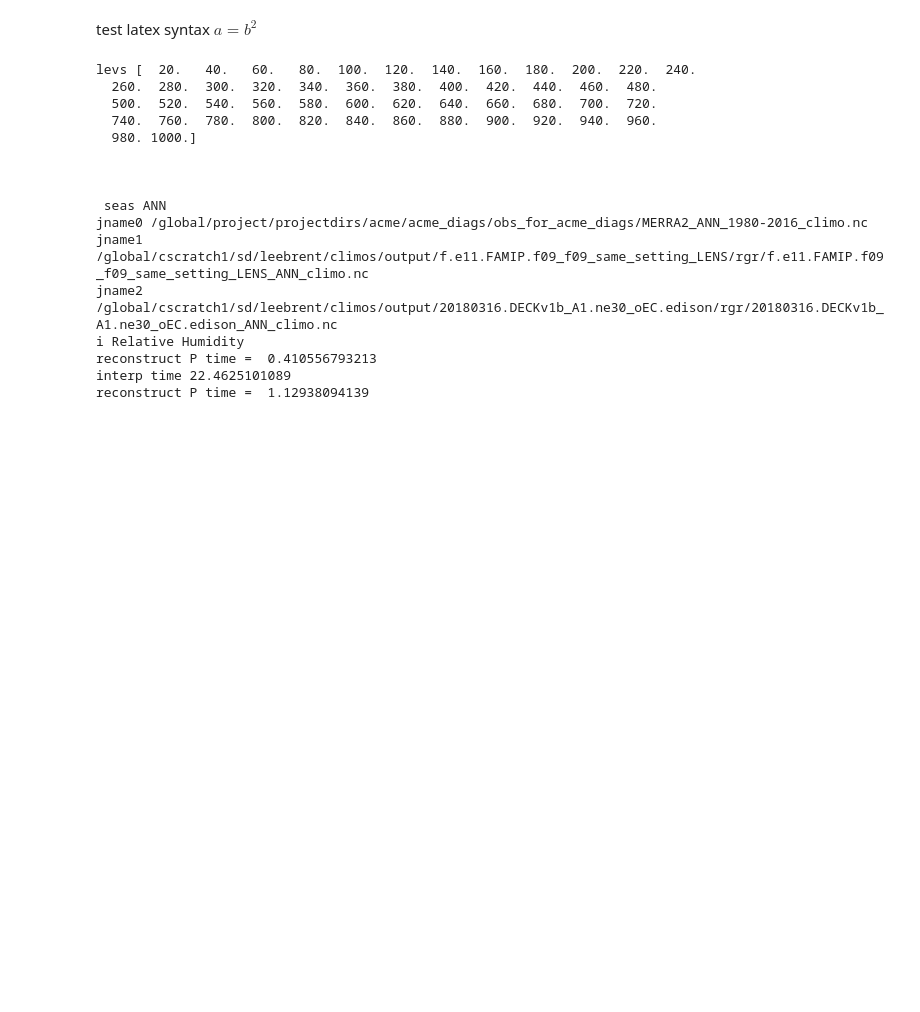
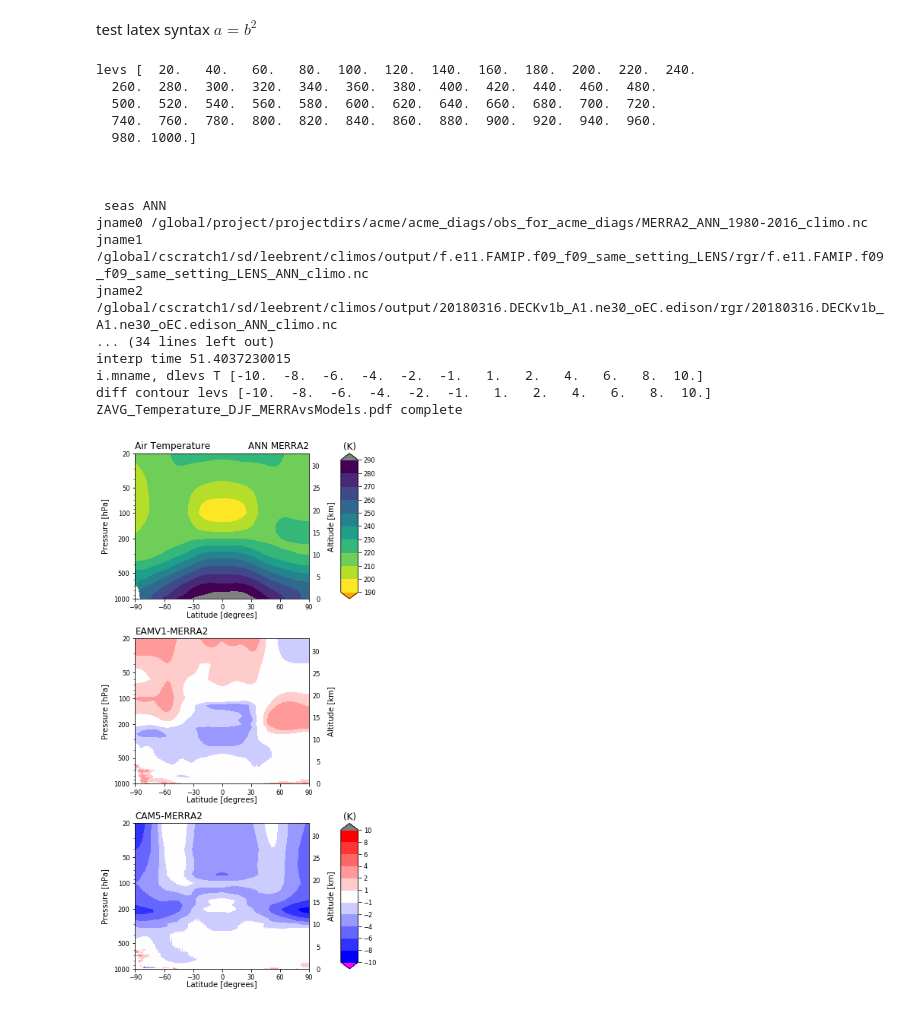
Before and after one commit to philrasch/PhilsPython, a Jupyter notebook: EAMv1_OverviewStuff/ZAVGfigs.ipynb, the cells around one changed output. Saved outputs shown, nothing was run; the diff lists cells and outputs as text; code cells hidden in the pictures; blank space fills up the shorter version.

```diff
--- a/EAMv1_OverviewStuff/ZAVGfigs.ipynb
+++ b/EAMv1_OverviewStuff/ZAVGfigs.ipynb
@@ -74,7 +72,7 @@ def getdat (g0, vnameo, g1, g2, vname):
 
     return TP0xav, DT1xav, DT2xav;
 
-def pltdat (TP0xav, DT1xav, DT2xav):
+def pltdat (TP0xav, DT1xav, DT2xav, dlevs=None):
 
     fig = plt.figure(figsize=(5., 10.), facecolor='white')
     axest = fig.add_subplot(311)
@@ -121,7 +119,7 @@ toadict = {'JJA':'MERRA2_JJA_1980-2016_climo.nc',
 
 # the dictionary of contour levels to use for particular field differences
 dlevdict = {'RELHUM':np.array([-30.,-20.,-10.,-5.,5.,10.,20.,30.]),
-            'T':np.array([-10.,-5.,-2.,-1.,1.,2.,5.,10.]),
+            'T':np.array([-10.,-8.,-6.,-4.,-2.,-1.,1.,2.,4.,6.,8.,10.]),
             'U':np.array([-20.,-10.,-5.,-2.,-1.,1.,2.,5.,10.,20.])}
 
 # a list of variables and the names they are called in the model and obs dataset files
@@ -134,9 +132,9 @@ vlist.append(vsets("SW_TOA", "FSNT","rsut"))
 
 # a list of variables and the names they are called in the model and obs dataset files
 vlist = [] #create an empty list
-vlist.append(vsets("Relative Humidity", "RELHUM","hur"))
+#vlist.append(vsets("Relative Humidity", "RELHUM","hur"))
 vlist.append(vsets("Temperature", "T", "ta"))
-vlist.append(vsets("Zonal Wind", "U", "ua"))
+#vlist.append(vsets("Zonal Wind", "U", "ua"))
 
 for seas in seaslist:
     print "\n\n\n seas", seas
@@ -164,35 +162,37 @@ for seas in seaslist:
     # open the files and make the plots
 
     g0 = cdms2.open(jname0);
     varlist = g0.listvariables();
     #print "varlist", varlist
     dims = g0.listdimension();
     g1 = cdms2.open(jname1);
     g2 = cdms2.open(jname2)
 
     for i in vlist:
         print "i", i.name
         pltname = "ZAVG_"+i.name+"_"+seas+"_MERRAvsModels.pdf"
         TP0xav, DT1xav, DT2xav = getdat(g0, i.oname, g1, g2, i.mname)
         dlevs = dlevdict.get(i.mname,None)
         print "i.mname, dlevs", i.mname, dlevs
-        pltdat(TP0xav, DT1xav, DT2xav)
+        pltdat(TP0xav, DT1xav, DT2xav, dlevs)
         plt.savefig(pltname,type="pdf",bbox_inches='tight')
         print pltname+" complete"
 # %% [output]
 levs [  20.   40.   60.   80.  100.  120.  140.  160.  180.  200.  220.  240.
   260.  280.  300.  320.  340.  360.  380.  400.  420.  440.  460.  480.
   500.  520.  540.  560.  580.  600.  620.  640.  660.  680.  700.  720.
   740.  760.  780.  800.  820.  840.  860.  880.  900.  920.  940.  960.
   980. 1000.]
 
 
 
  seas ANN
 jname0 /global/project/projectdirs/acme/acme_diags/obs_for_acme_diags/MERRA2_ANN_1980-2016_climo.nc
 jname1 /global/cscratch1/sd/leebrent/climos/output/f.e11.FAMIP.f09_f09_same_setting_LENS/rgr/f.e11.FAMIP.f09_f09_same_setting_LENS_ANN_climo.nc
 jname2 /global/cscratch1/sd/leebrent/climos/output/20180316.DECKv1b_A1.ne30_oEC.edison/rgr/20180316.DECKv1b_A1.ne30_oEC.edison_ANN_climo.nc
-i Relative Humidity
-reconstruct P time =  0.410556793213
-interp time 22.4625101089
-reconstruct P time =  1.12938094139
+... (34 lines left out)
+interp time 51.4037230015
+i.mname, dlevs T [-10.  -8.  -6.  -4.  -2.  -1.   1.   2.   4.   6.   8.  10.]
+diff contour levs [-10.  -8.  -6.  -4.  -2.  -1.   1.   2.   4.   6.   8.  10.]
+ZAVG_Temperature_DJF_MERRAvsModels.pdf complete
+[figure, added]
```
Also changed, not shown: parts of 3 cells of this notebook, 54 other files.
